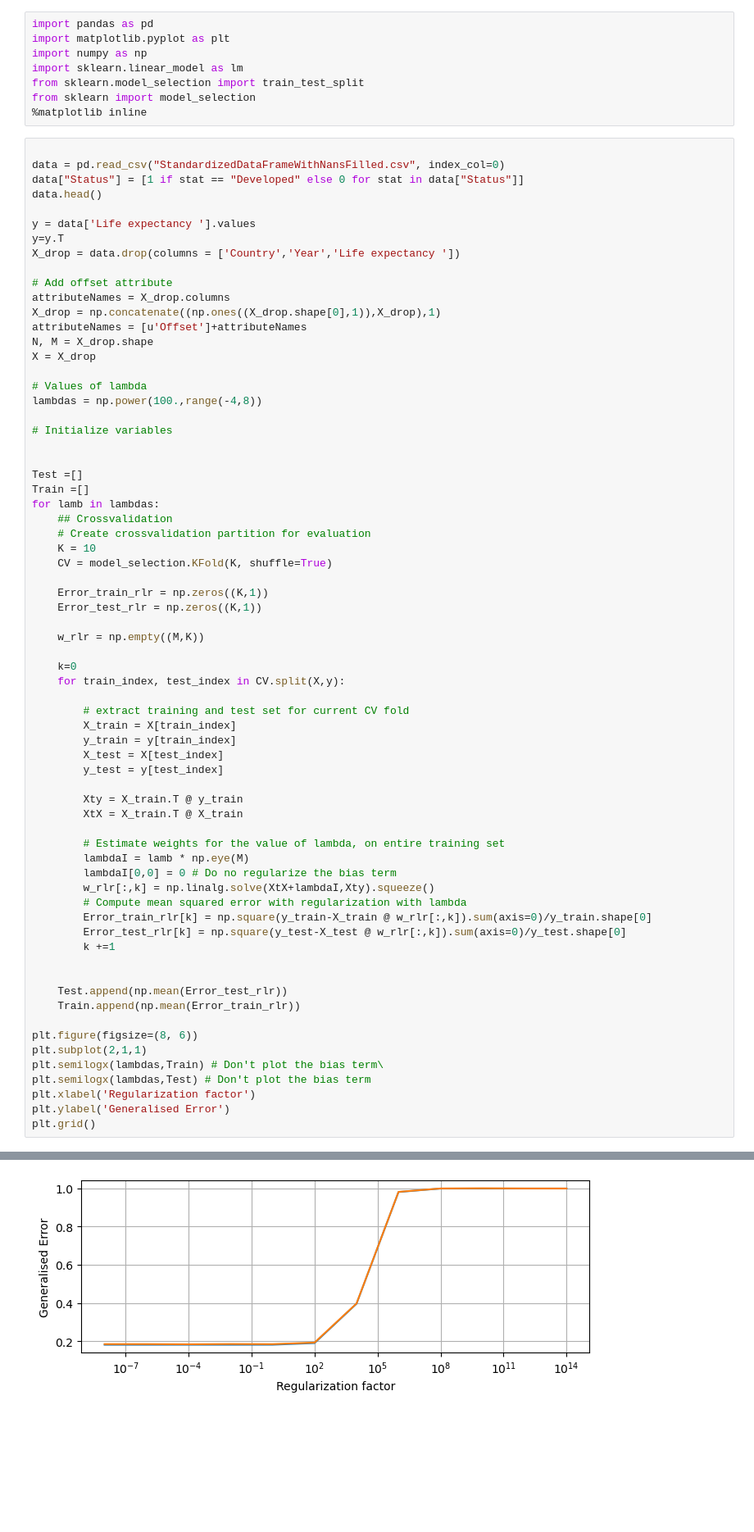
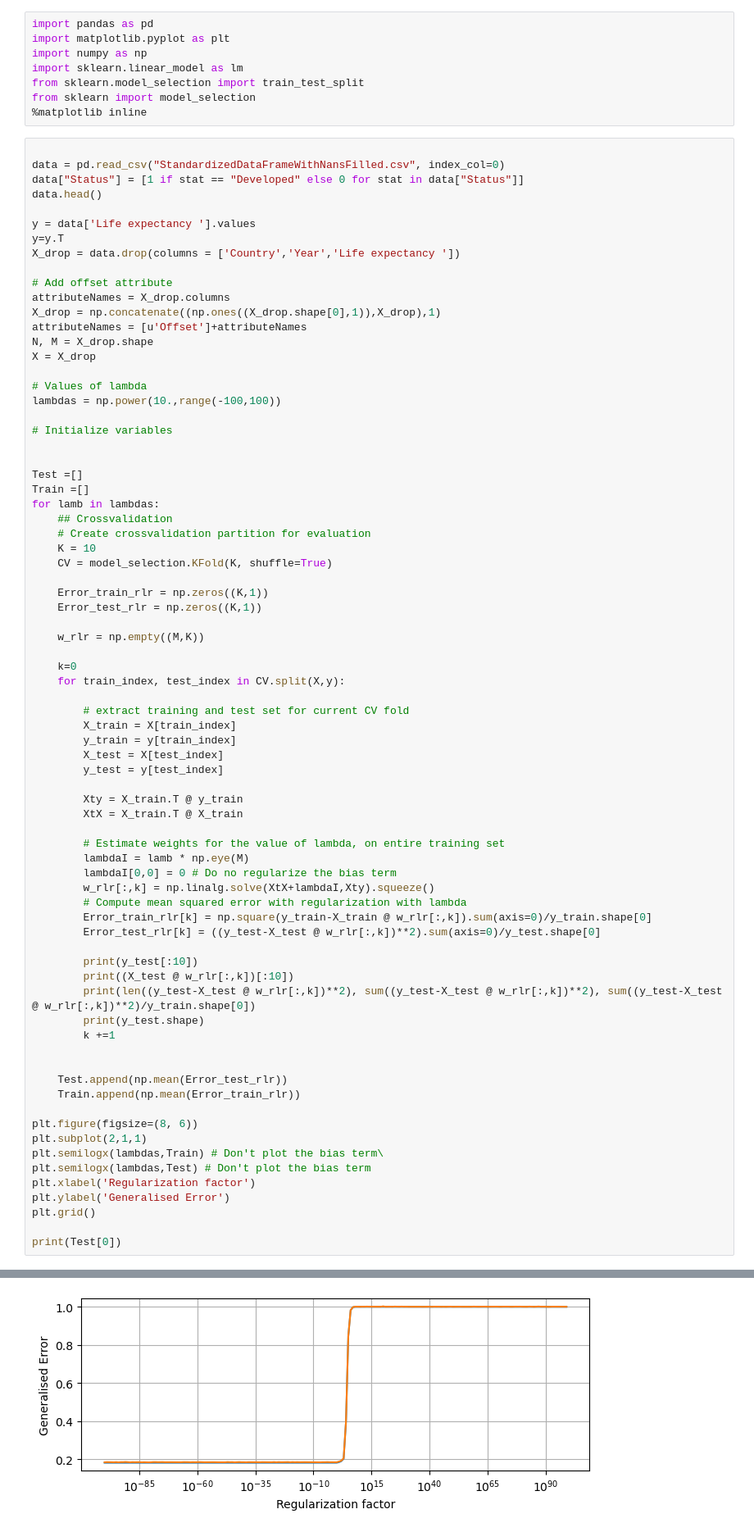
Before and after one commit to Apros7/DTU_MachineLearning, a Jupyter notebook: Project2/Linear_2.ipynb, the cells around one changed output, grey strips where cells are left out. Shown at 82% size. Saved outputs shown, nothing was run; the diff lists cells and outputs as text; blank space fills up the shorter version.

```diff
--- a/Project2/Linear_2.ipynb
+++ b/Project2/Linear_2.ipynb
@@ -24,7 +24,7 @@ N, M = X_drop.shape
 X = X_drop
 
 # Values of lambda
-lambdas = np.power(100.,range(-4,8))
+lambdas = np.power(10.,range(-100,100))
 
 # Initialize variables
 
@@ -60,7 +60,12 @@ for lamb in lambdas:
         w_rlr[:,k] = np.linalg.solve(XtX+lambdaI,Xty).squeeze()
         # Compute mean squared error with regularization with lambda
         Error_train_rlr[k] = np.square(y_train-X_train @ w_rlr[:,k]).sum(axis=0)/y_train.shape[0]
-        Error_test_rlr[k] = np.square(y_test-X_test @ w_rlr[:,k]).sum(axis=0)/y_test.shape[0]
+        Error_test_rlr[k] = ((y_test-X_test @ w_rlr[:,k])**2).sum(axis=0)/y_test.shape[0]
+
+        print(y_test[:10])
+        print((X_test @ w_rlr[:,k])[:10])
+        print(len((y_test-X_test @ w_rlr[:,k])**2), sum((y_test-X_test @ w_rlr[:,k])**2), sum((y_test-X_test @ w_rlr[:,k])**2)/y_train.shape[0])
+        print(y_test.shape)
         k +=1
 
 
@@ -74,4 +79,6 @@ plt.semilogx(lambdas,Test) # Don't plot the bias term
 plt.xlabel('Regularization factor')
 plt.ylabel('Generalised Error')
 plt.grid()
+
+print(Test[0])
 # %% [output]
@@ -78,4 +102,4 @@ plt.grid()
-[figure, old version]
+[figure, new version]
 # %%
 print(Train)
 # %% [output]
```
Also changed, not shown: parts of 7 cells of this notebook.
